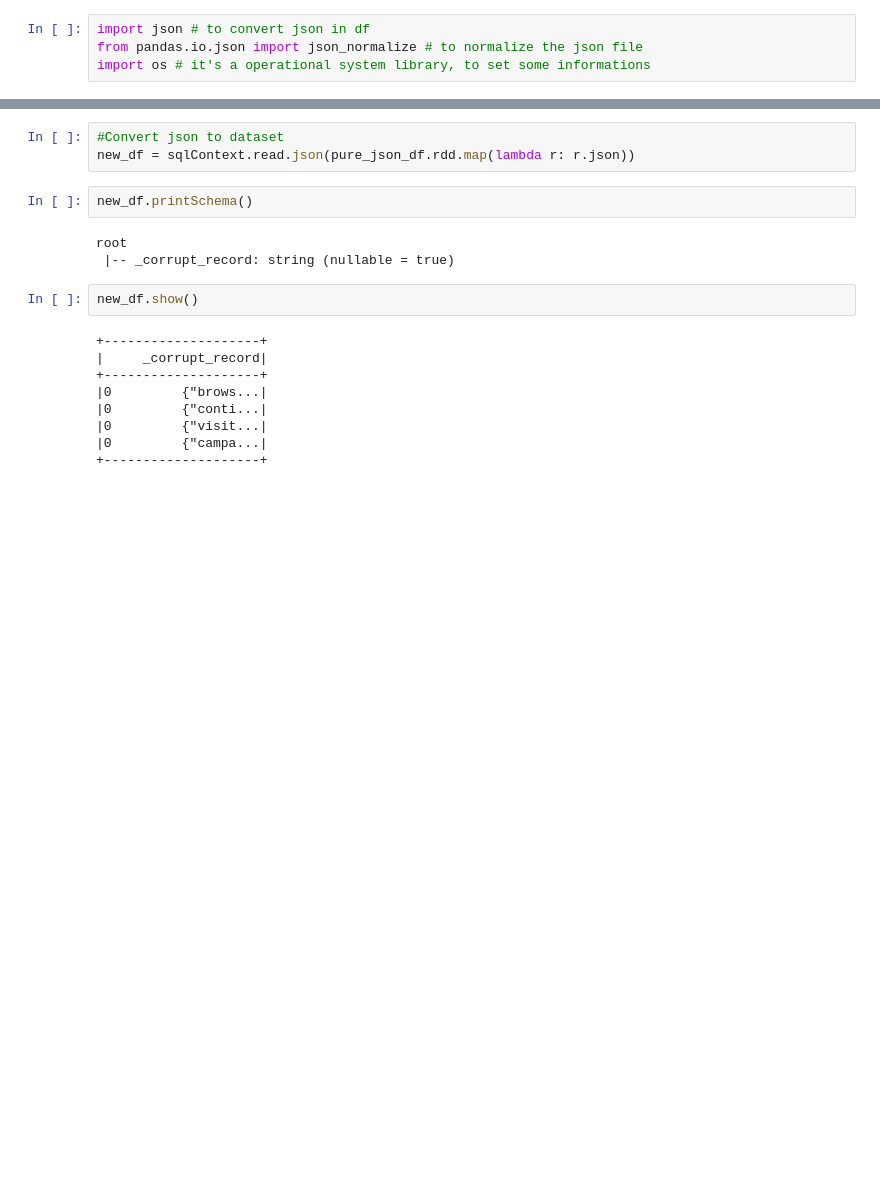
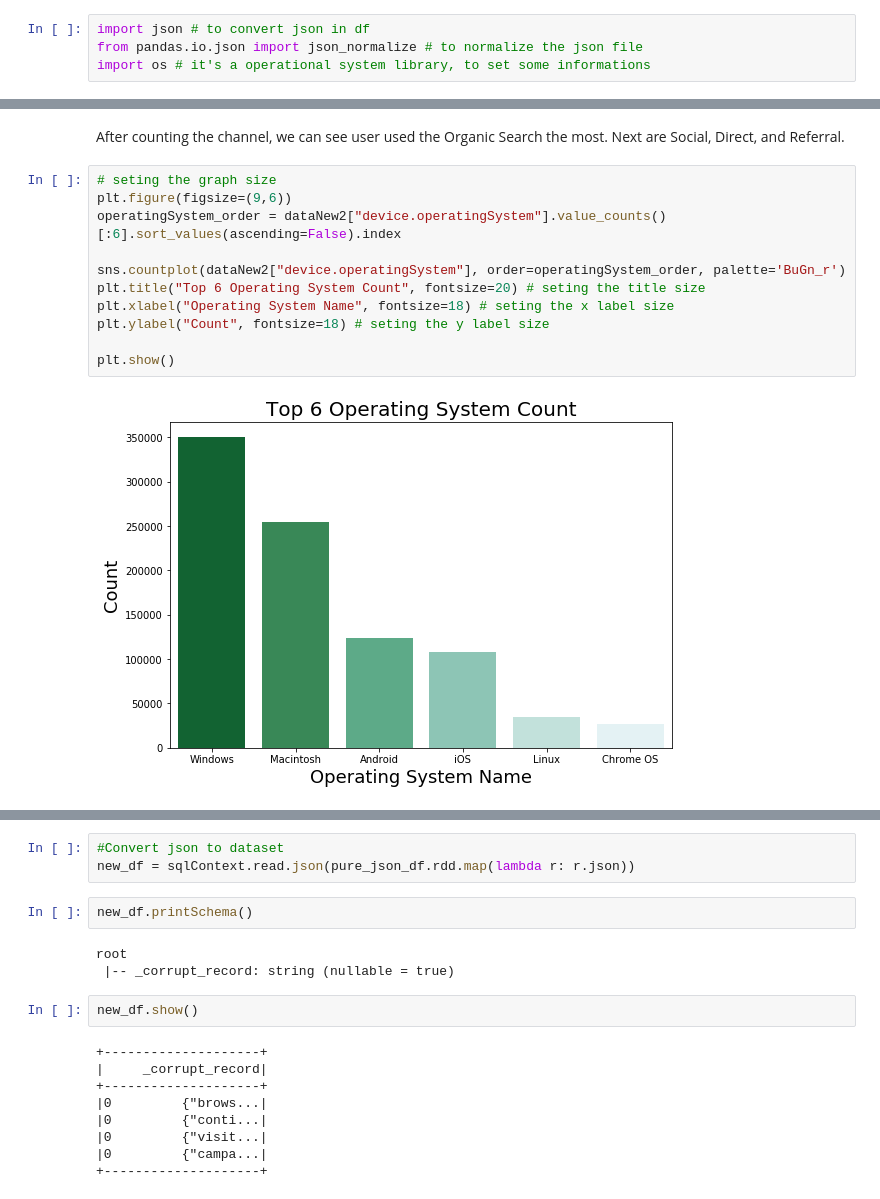
Before and after one commit to HuangChinYen/Project---Google-Analytics-Customer-Revenue, a Jupyter notebook: BigData.ipynb, the cells around one changed output, grey strips where cells are left out. Cells and saved outputs as stored; diff of their text form; blank space fills up the shorter version.

```diff
--- a/BigData.ipynb
+++ b/BigData.ipynb
@@ -188,0 +317,15 @@ KeyError: 'device'
+# %% [markdown]
+After counting the channel, we can see user used the Organic Search the most. Next are Social, Direct, and Referral.
+# %%
+# seting the graph size
+plt.figure(figsize=(9,6))
+operatingSystem_order = dataNew2["device.operatingSystem"].value_counts()[:6].sort_values(ascending=False).index
+
+sns.countplot(dataNew2["device.operatingSystem"], order=operatingSystem_order, palette='BuGn_r')
+plt.title("Top 6 Operating System Count", fontsize=20) # seting the title size
+plt.xlabel("Operating System Name", fontsize=18) # seting the x label size
+plt.ylabel("Count", fontsize=18) # seting the y label size
+
+plt.show()
+# %% [output]
+[figure, added]
```
Also changed, not shown: parts of 106 cells of this notebook, 1 other file.
